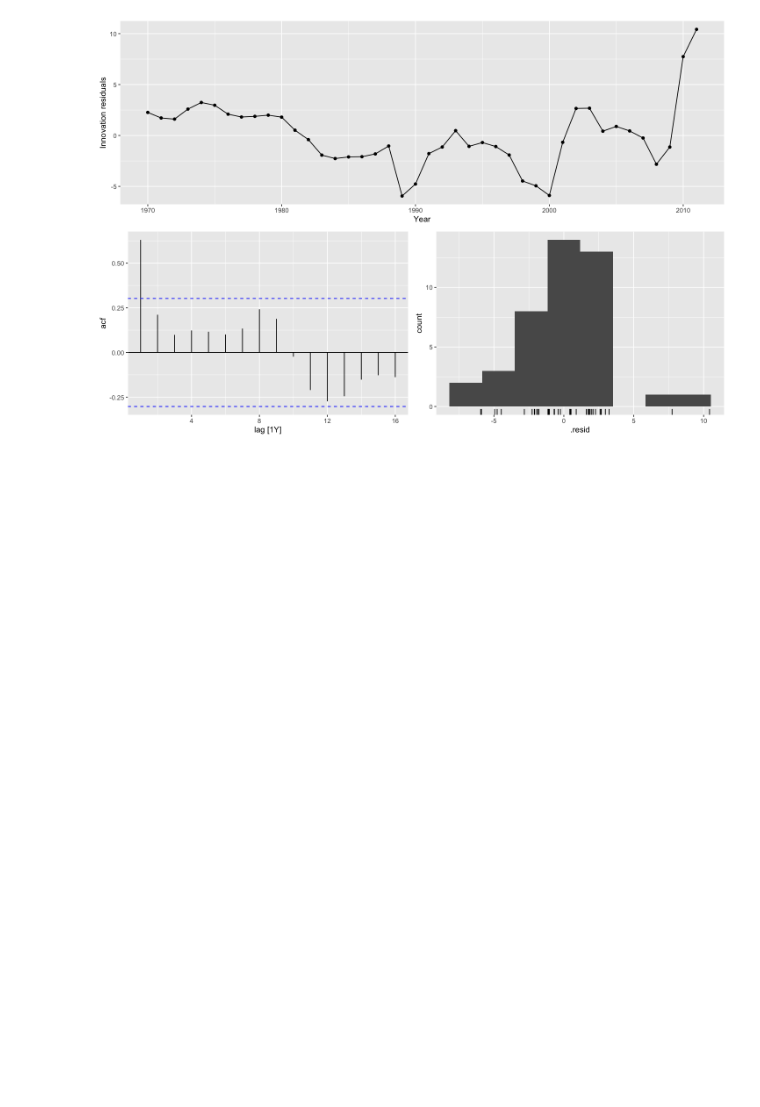
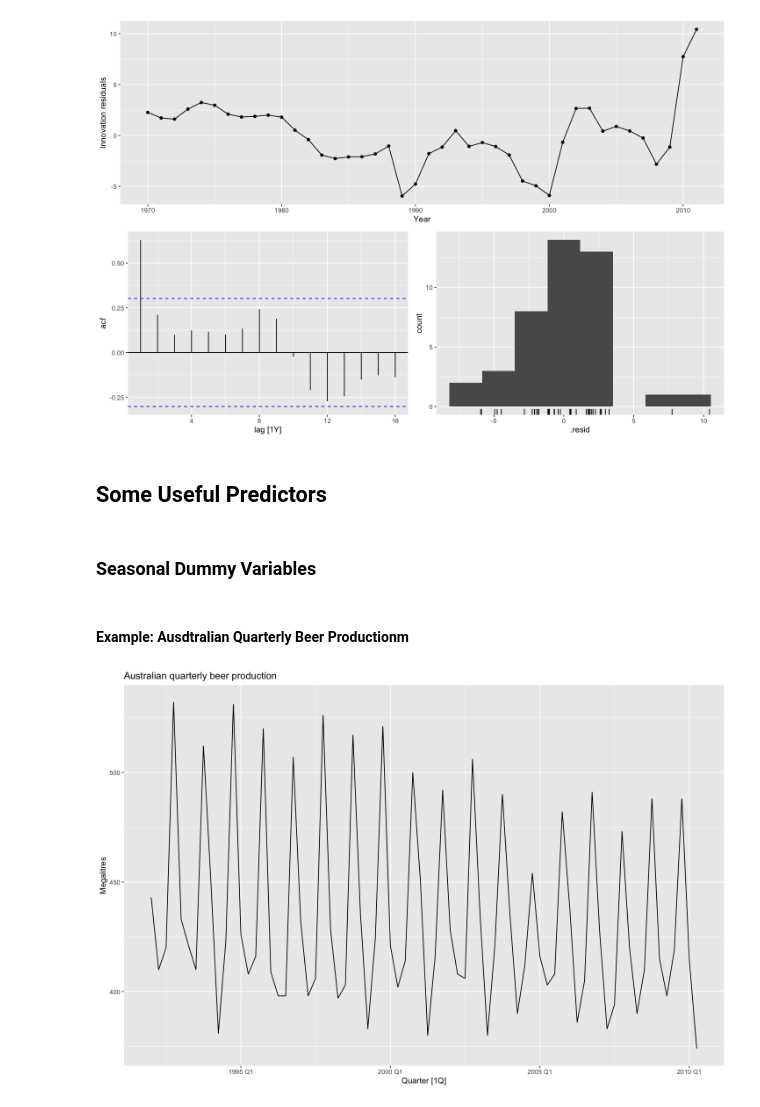
Before and after one commit to antounes/fpp3, a Jupyter notebook: 7_time_series_regression_models.ipynb, the cells around one changed output. Cells and saved outputs as stored; diff of their text form; code cells hidden in the pictures; blank space fills up the shorter version.

Commit message:
some useful predictors

```diff
--- a/7_time_series_regression_models.ipynb
+++ b/7_time_series_regression_models.ipynb
@@ -228,3 +228,17 @@ options(repr.plot.width=12, repr.plot.height=8)
 fit %>% gg_tsresiduals()
 # %% [output]
 [figure]
+# %% [markdown]
+## Some Useful Predictors
+# %% [markdown]
+### Seasonal Dummy Variables
+# %% [markdown]
+#### Example: Ausdtralian Quarterly Beer Productionm
+# %%
+recent_production <- aus_production %>%
+  filter(year(Quarter)>=1992)
+recent_production %>%
+  autoplot(Beer) +
+  labs(y="Megalitres", title="Australian quarterly beer production")
+# %% [output]
+[figure, added]
```
Also changed, not shown: parts of 5 cells of this notebook.
